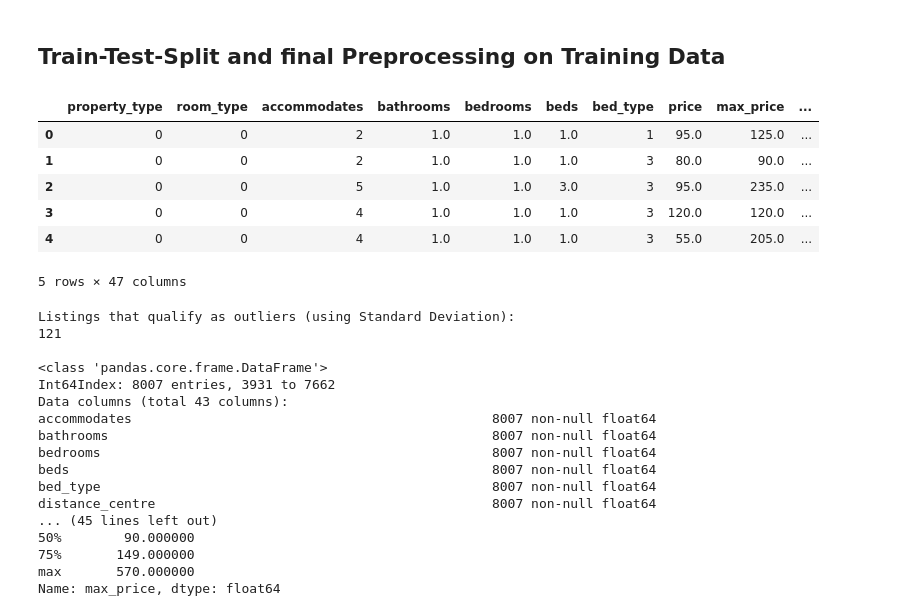
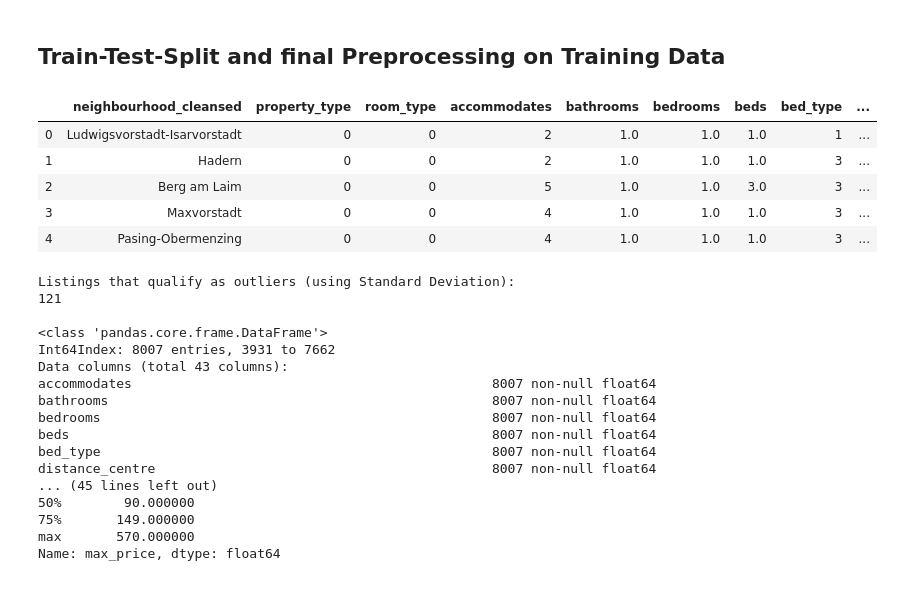
Before and after one commit to dschweim/DataMiningAirbnb, a Jupyter notebook: AirbnbMunich.ipynb, the cells around one changed output. Cells and saved outputs as stored; diff of their text form; code cells hidden in the pictures.

Commit message:
Corrected one hot encoding for neighbourhoods
This commit ensures that a row can not take multiple neighbourhoods anymore

```diff
--- a/AirbnbMunich.ipynb
+++ b/AirbnbMunich.ipynb
@@ -715,23 +715,23 @@ for element in neighbourhoods_selected:
 # Set relevant values equal to 1
 for row in munich.itertuples():
     for element in neighbourhoods_selected:
-        if element in row.neighbourhood_cleansed:
+        if element == row.neighbourhood_cleansed:
             munich.loc[row.Index, element.lower()] = 1
 
 # Delete initial column neighbourhood_cleansed
-munich = munich.drop(columns = 'neighbourhood_cleansed')
+#munich = munich.drop(columns = 'neighbourhood_cleansed')
 # %% [markdown]
 ## Train-Test-Split and final Preprocessing on Training Data
-# %%
-munich.head()
-# %% [output]
-|  | property_type | room_type | accommodates | bathrooms | bedrooms | beds | bed_type | price | max_price | ... |
-| 0 | 0 | 0 | 2 | 1.0 | 1.0 | 1.0 | 1 | 95.0 | 125.0 | ... |
-| 1 | 0 | 0 | 2 | 1.0 | 1.0 | 1.0 | 3 | 80.0 | 90.0 | ... |
-| 2 | 0 | 0 | 5 | 1.0 | 1.0 | 3.0 | 3 | 95.0 | 235.0 | ... |
-| 3 | 0 | 0 | 4 | 1.0 | 1.0 | 1.0 | 3 | 120.0 | 120.0 | ... |
-| 4 | 0 | 0 | 4 | 1.0 | 1.0 | 1.0 | 3 | 55.0 | 205.0 | ... |
-5 rows × 47 columns
+# %%
+pd.set_option('display.max_columns', 200)
+munich.head()
+# %% [output]
+|  | neighbourhood_cleansed | property_type | room_type | accommodates | bathrooms | bedrooms | beds | bed_type | ... |
+| 0 | Ludwigsvorstadt-Isarvorstadt | 0 | 0 | 2 | 1.0 | 1.0 | 1.0 | 1 | ... |
+| 1 | Hadern | 0 | 0 | 2 | 1.0 | 1.0 | 1.0 | 3 | ... |
+| 2 | Berg am Laim | 0 | 0 | 5 | 1.0 | 1.0 | 3.0 | 3 | ... |
+| 3 | Maxvorstadt | 0 | 0 | 4 | 1.0 | 1.0 | 1.0 | 3 | ... |
+| 4 | Pasing-Obermenzing | 0 | 0 | 4 | 1.0 | 1.0 | 1.0 | 3 | ... |
 # %%
 # drop unused features
 munich = munich.drop(columns = ['property_type', 'room_type', 'price'])
```
Also changed, not shown: parts of 2 cells of this notebook.
